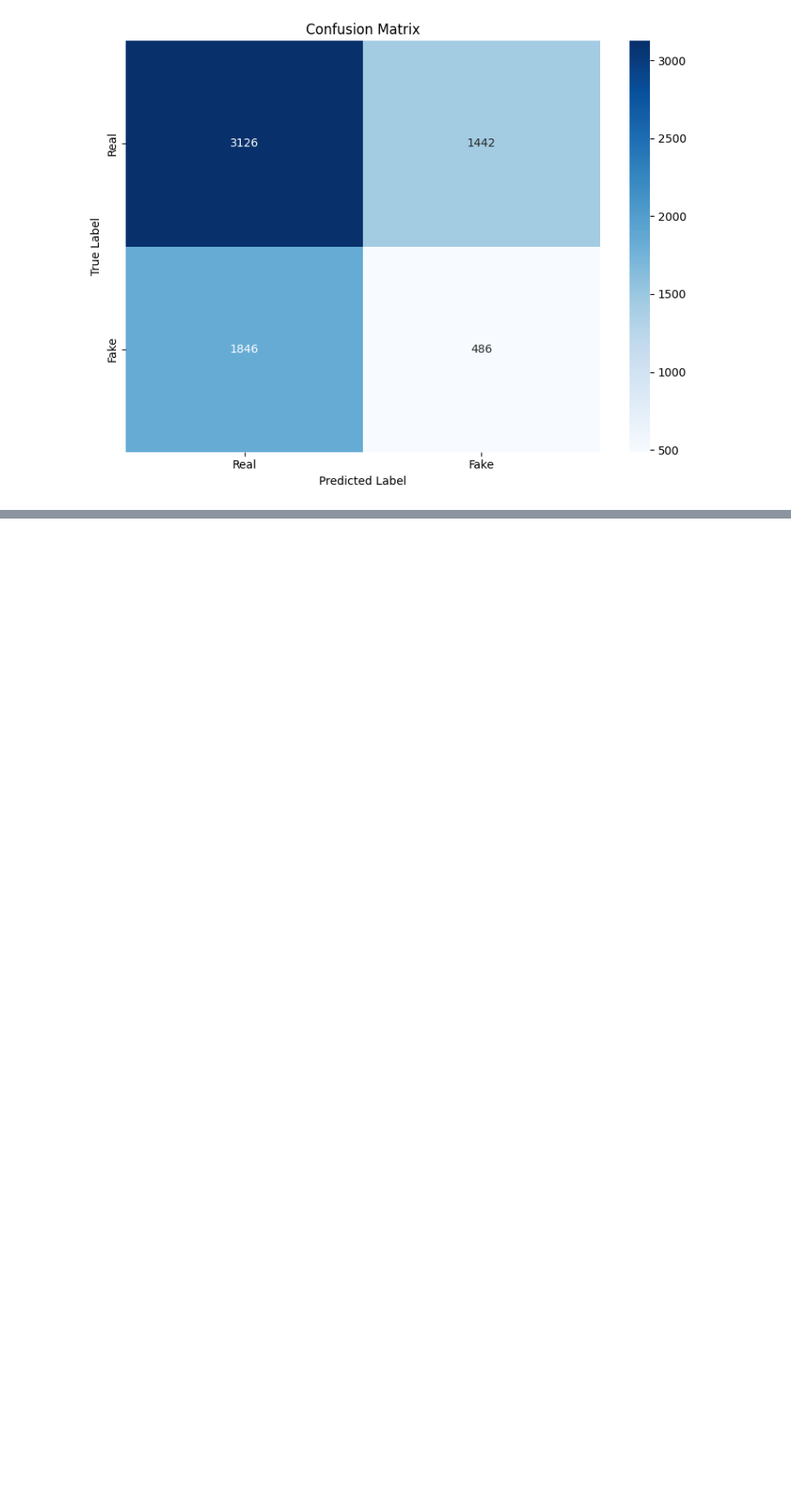
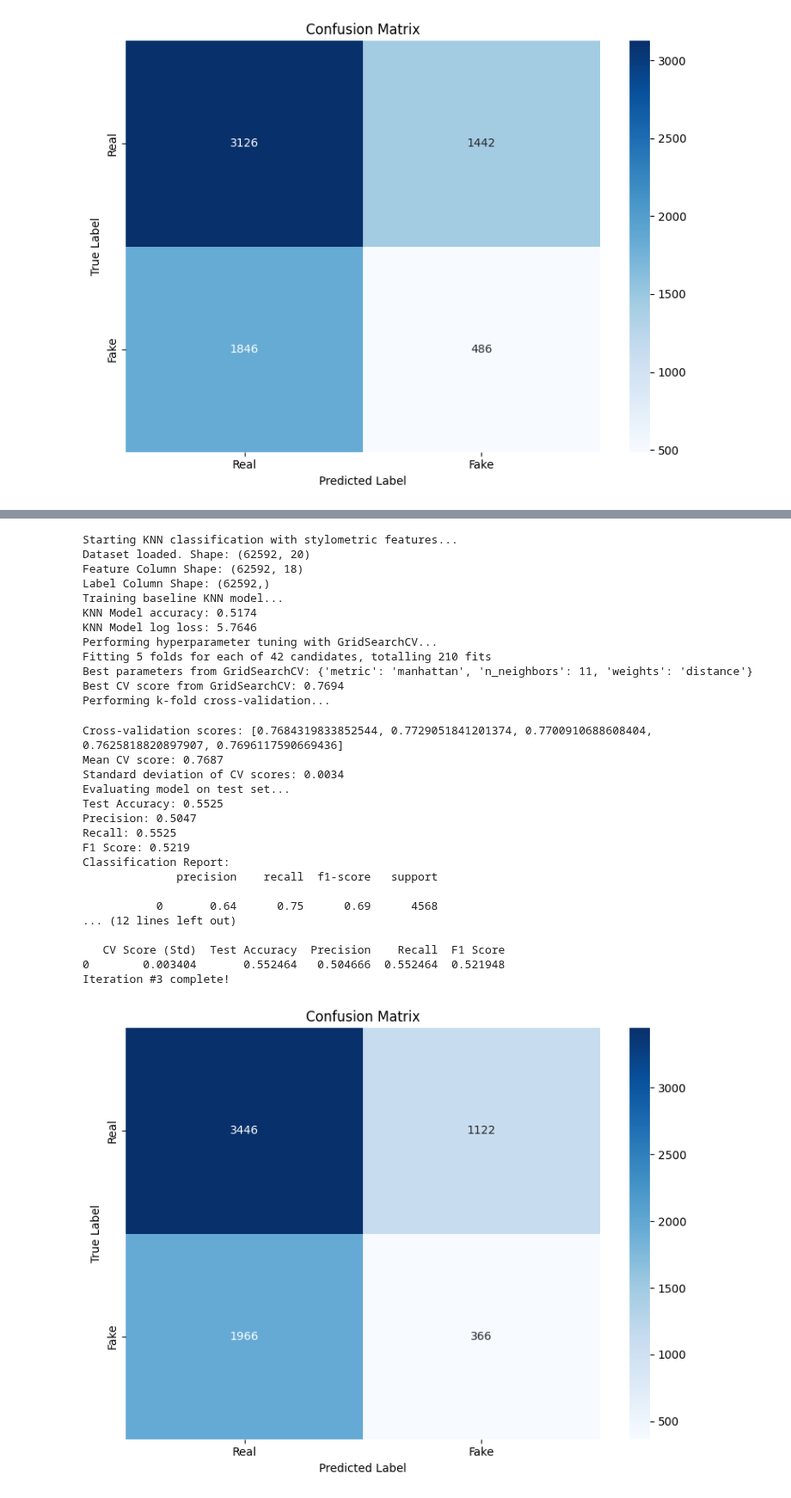
Before and after one commit to Leelexuan/WELFake_AI_Project, a Jupyter notebook: models/knn/knn.ipynb, the cells around one changed output, grey strips where cells are left out. Shown at 86% size. Cells and saved outputs as stored; diff of their text form; code cells hidden in the pictures; blank space fills up the shorter version.

Commit message:
knn result model changes

```diff
--- a/models/knn/knn.ipynb
+++ b/models/knn/knn.ipynb
@@ -46,7 +46,7 @@ def load_and_prepare_data(iter_num):
 
         if iter_num == 1:
             feature_columns = [col for col in train_df.columns if not any(pattern in col.lower() for pattern in exclude_patterns)][:10]
-        elif iter_num == 2:
+        elif iter_num == 2 or 3:
             feature_columns = [col for col in train_df.columns if not any(pattern in col.lower() for pattern in exclude_patterns)]
 
         X_train = train_df[feature_columns].values
@@ -294,0 +326,77 @@ if __name__ == "__main__":
+# %%
+def main():
+
+    print("Starting KNN classification with stylometric features...")
+
+    iteration_num = 3
+
+    # 1. Load and prepare data
+    X_train, Y_train, X_test, Y_test= load_and_prepare_data(iteration_num)
+
+    # 2. Training KNN Model
+    model, knn_accuracy, knn_loss = knn_model(X_train, Y_train, X_test, Y_test)
+
+    # 3. Hyperparameter tuning
+    best_model, best_params, best_cv_score = hyperparameter_tuning(X_train, Y_train)
+
+    # 4. K-fold cross-validation
+    cv_scores = k_fold_cross_validation(best_model, X_train, Y_train)
+
+    # 5. Final evaluation
+    final_results = evaluate_model(best_model, X_test, Y_test)
+
+    # 6. Save the best model
+    model_path = 'results/knn_model_best_weights.pkl'
+    joblib.dump(best_model, model_path)
+    print(f"Best model saved to {model_path}")
+
+    # 7. Save results to CSV
+    results_df = pd.DataFrame({
+        'Model': ['KNN WELFake Stylo V1'],
+        'Baseline Accuracy': [knn_accuracy],
+        'Best Parameters': [str(best_params)],
+        'CV Score (Mean)': [np.mean(cv_scores)],
+        'CV Score (Std)': [np.std(cv_scores)],
+        'Test Accuracy': [final_results['accuracy']],
+        'Precision': [final_results['precision']],
+        'Recall': [final_results['recall']],
+        'F1 Score': [final_results['f1']]
+    })
+
+    print(results_df)
+    print(f"Iteration #{iteration_num} complete!")
+    return best_model, final_results
+
+if __name__ == "__main__":
+    main()
+# %% [output]
+Starting KNN classification with stylometric features...
+Dataset loaded. Shape: (62592, 20)
+Feature Column Shape: (62592, 18)
+Label Column Shape: (62592,)
+Training baseline KNN model...
+KNN Model accuracy: 0.5174
+KNN Model log loss: 5.7646
+Performing hyperparameter tuning with GridSearchCV...
+Fitting 5 folds for each of 42 candidates, totalling 210 fits
+Best parameters from GridSearchCV: {'metric': 'manhattan', 'n_neighbors': 11, 'weights': 'distance'}
+Best CV score from GridSearchCV: 0.7694
+Performing k-fold cross-validation...
+Cross-validation scores: [0.7684319833852544, 0.7729051841201374, 0.7700910688608404, 0.7625818820897907, 0.7696117590669436]
+Mean CV score: 0.7687
+Standard deviation of CV scores: 0.0034
+Evaluating model on test set...
+Test Accuracy: 0.5525
+Precision: 0.5047
+Recall: 0.5525
+F1 Score: 0.5219
+Classification Report:
+              precision    recall  f1-score   support
+
+           0       0.64      0.75      0.69      4568
+... (12 lines left out)
+
+   CV Score (Std)  Test Accuracy  Precision    Recall  F1 Score
+0        0.003404       0.552464   0.504666  0.552464  0.521948
+Iteration #3 complete!
+[figure, added]
```
Also changed, not shown: parts of 1 cell of this notebook, 3 other files.
